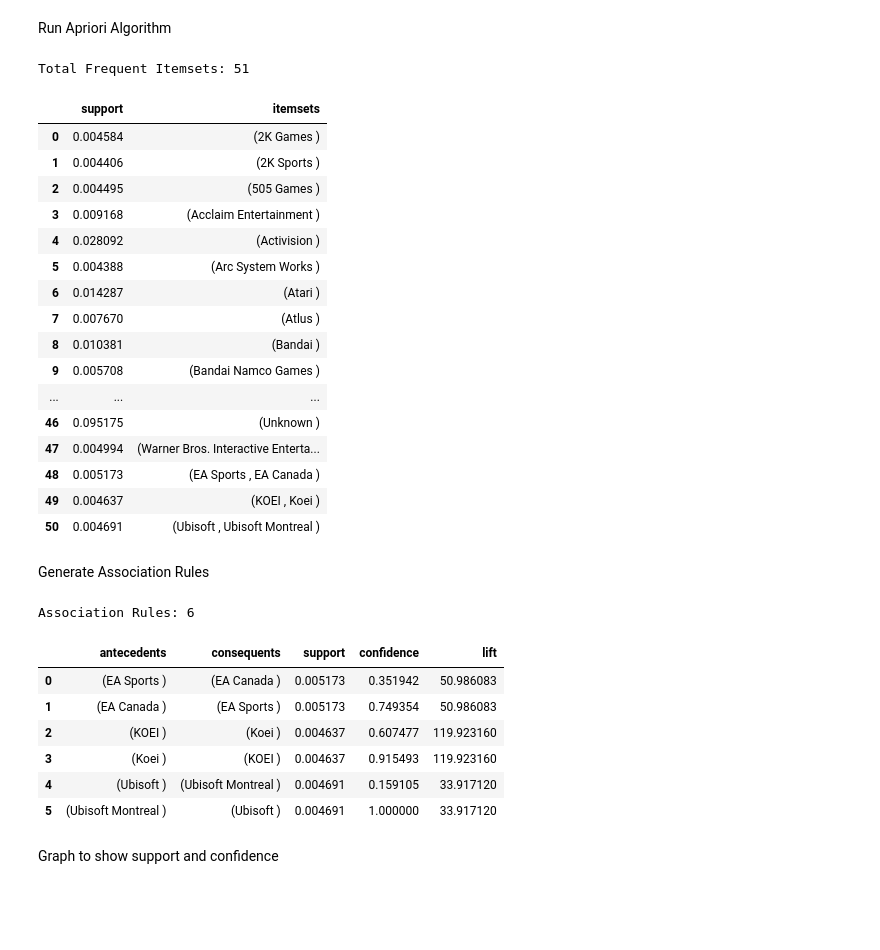
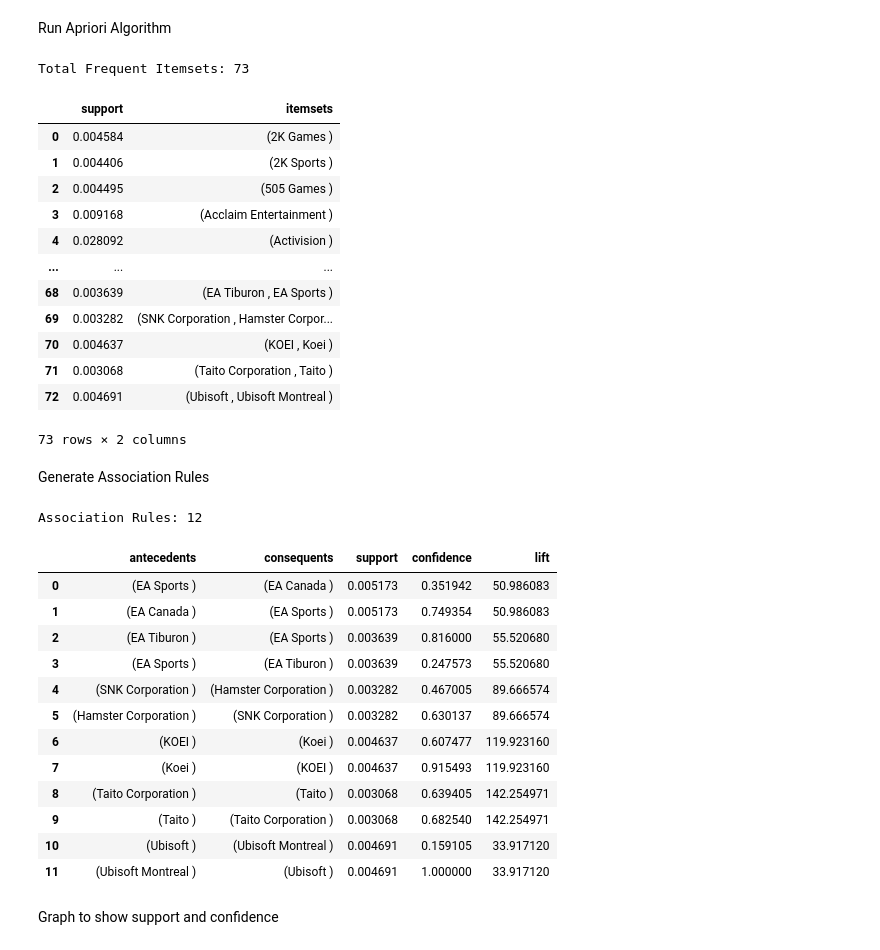
Before and after one commit to MaxShuford/CS456-Final, a Jupyter notebook: EstherLaw_Final_RD.ipynb, the cells around one changed output. Cells and saved outputs as stored; diff of their text form; code cells hidden in the pictures; blank space fills up the shorter version.

```diff
--- a/EstherLaw_Final_RD.ipynb
+++ b/EstherLaw_Final_RD.ipynb
@@ -71,10 +71,10 @@ df_encoded.head()
 # %% [markdown]
 Run Apriori Algorithm
 # %%
-frequent_itemsets = apriori(df_encoded, min_support = 0.004, use_colnames = True)
+frequent_itemsets = apriori(df_encoded, min_support = 0.003, use_colnames = True)
 print("Total Frequent Itemsets:", frequent_itemsets.shape[0])
 # %% [output]
-Total Frequent Itemsets: 51
+Total Frequent Itemsets: 73
 # %%
 frequent_itemsets
 # %% [output]
@@ -84,33 +84,35 @@ frequent_itemsets
 | 2 | 0.004495 | (505 Games ) |
 | 3 | 0.009168 | (Acclaim Entertainment ) |
 | 4 | 0.028092 | (Activision ) |
-| 5 | 0.004388 | (Arc System Works ) |
-| 6 | 0.014287 | (Atari ) |
-| 7 | 0.007670 | (Atlus ) |
-| 8 | 0.010381 | (Bandai ) |
-| 9 | 0.005708 | (Bandai Namco Games ) |
 | ... | ... | ... |
-| 46 | 0.095175 | (Unknown ) |
-| 47 | 0.004994 | (Warner Bros. Interactive Enterta... |
-| 48 | 0.005173 | (EA Sports , EA Canada ) |
-| 49 | 0.004637 | (KOEI , Koei ) |
-| 50 | 0.004691 | (Ubisoft , Ubisoft Montreal ) |
+| 68 | 0.003639 | (EA Tiburon , EA Sports ) |
+| 69 | 0.003282 | (SNK Corporation , Hamster Corpor... |
+| 70 | 0.004637 | (KOEI , Koei ) |
+| 71 | 0.003068 | (Taito Corporation , Taito ) |
+| 72 | 0.004691 | (Ubisoft , Ubisoft Montreal ) |
+73 rows × 2 columns
 # %% [markdown]
 Generate Association Rules
 # %%
-rules = association_rules(frequent_itemsets, metric="confidence", min_threshold=0.01)
+rules = association_rules(frequent_itemsets, metric="confidence", min_threshold=0.005)
 rules = rules[rules['antecedents'].apply(lambda x: len(x) >= 1) & rules['consequents'].apply(lambda x: len(x) >= 1)]
 print("Association Rules:", rules.shape[0])
 rules[['antecedents', 'consequents', 'support', 'confidence', 'lift']]
 # %% [output]
-Association Rules: 6
+Association Rules: 12
 |  | antecedents | consequents | support | confidence | lift |
 | 0 | (EA Sports ) | (EA Canada ) | 0.005173 | 0.351942 | 50.986083 |
 | 1 | (EA Canada ) | (EA Sports ) | 0.005173 | 0.749354 | 50.986083 |
-| 2 | (KOEI ) | (Koei ) | 0.004637 | 0.607477 | 119.923160 |
-| 3 | (Koei ) | (KOEI ) | 0.004637 | 0.915493 | 119.923160 |
-| 4 | (Ubisoft ) | (Ubisoft Montreal ) | 0.004691 | 0.159105 | 33.917120 |
-| 5 | (Ubisoft Montreal ) | (Ubisoft ) | 0.004691 | 1.000000 | 33.917120 |
+| 2 | (EA Tiburon ) | (EA Sports ) | 0.003639 | 0.816000 | 55.520680 |
+| 3 | (EA Sports ) | (EA Tiburon ) | 0.003639 | 0.247573 | 55.520680 |
+| 4 | (SNK Corporation ) | (Hamster Corporation ) | 0.003282 | 0.467005 | 89.666574 |
+| 5 | (Hamster Corporation ) | (SNK Corporation ) | 0.003282 | 0.630137 | 89.666574 |
+| 6 | (KOEI ) | (Koei ) | 0.004637 | 0.607477 | 119.923160 |
+| 7 | (Koei ) | (KOEI ) | 0.004637 | 0.915493 | 119.923160 |
+| 8 | (Taito Corporation ) | (Taito ) | 0.003068 | 0.639405 | 142.254971 |
+| 9 | (Taito ) | (Taito Corporation ) | 0.003068 | 0.682540 | 142.254971 |
+| 10 | (Ubisoft ) | (Ubisoft Montreal ) | 0.004691 | 0.159105 | 33.917120 |
+| 11 | (Ubisoft Montreal ) | (Ubisoft ) | 0.004691 | 1.000000 | 33.917120 |
 # %% [markdown]
 Graph to show support and confidence
 # %%
```
Also changed, not shown: parts of 1 cell of this notebook.
